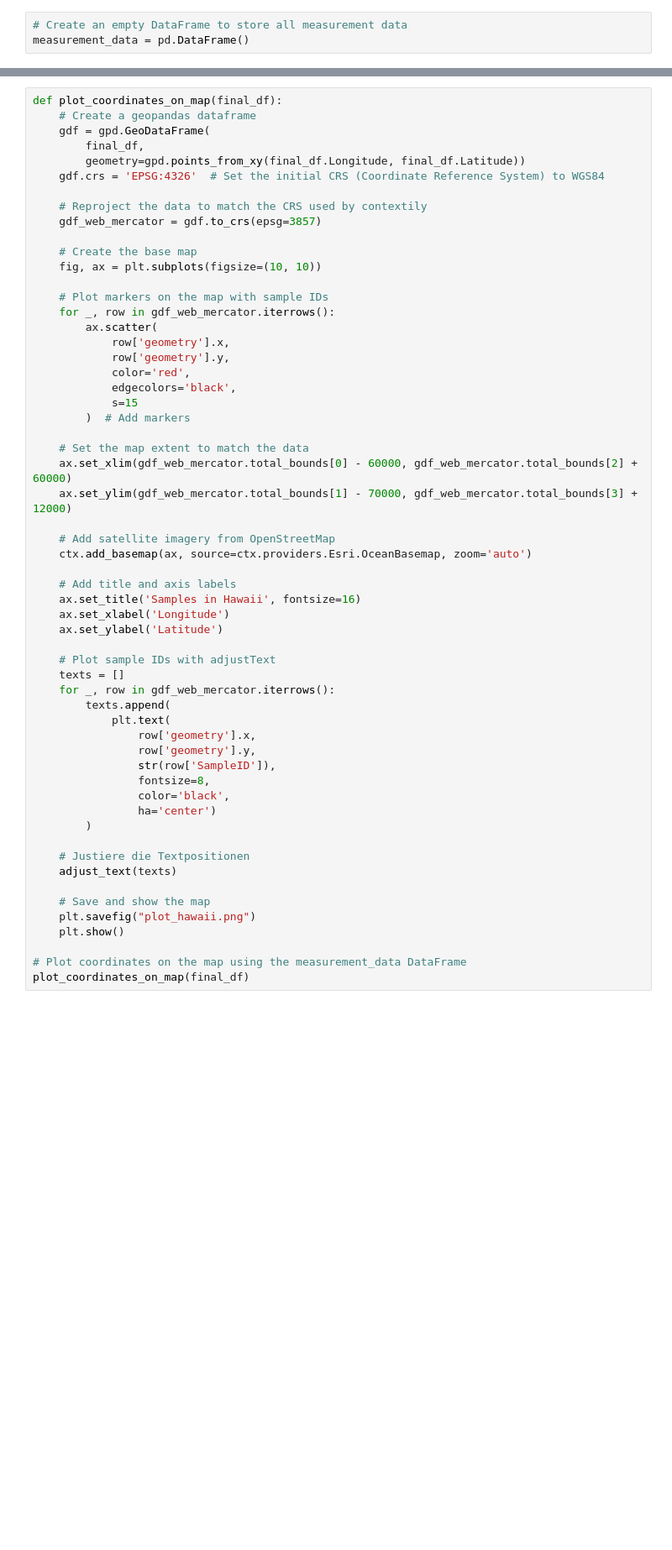
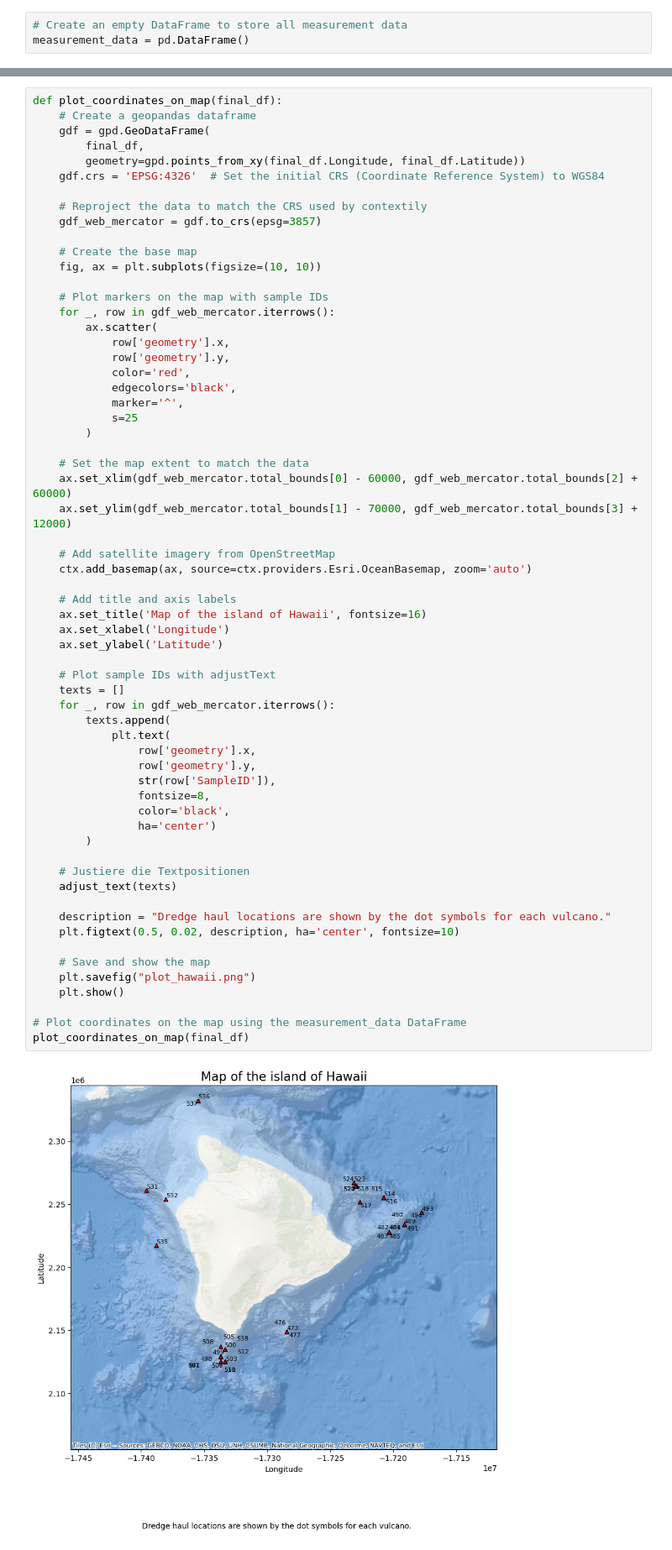
Before and after one commit to digis-georoc/Georoc_jupyter, a Jupyter notebook: Georoc_flex.ipynb, the cells around one changed output, grey strips where cells are left out. Shown: that part at 84% size. Cells and saved outputs as stored; diff of their text form; blank space fills up the shorter version.

```diff
--- a/Georoc_flex.ipynb
+++ b/Georoc_flex.ipynb
@@ -165,8 +165,9 @@ def plot_coordinates_on_map(final_df):
             row['geometry'].y,
             color='red',
             edgecolors='black',
-            s=15
-        )  # Add markers
+            marker='^',
+            s=25
+        )
 
     # Set the map extent to match the data
     ax.set_xlim(gdf_web_mercator.total_bounds[0] - 60000, gdf_web_mercator.total_bounds[2] + 60000)
@@ -174,31 +175,36 @@ def plot_coordinates_on_map(final_df):
 
     # Add satellite imagery from OpenStreetMap
     ctx.add_basemap(ax, source=ctx.providers.Esri.OceanBasemap, zoom='auto')
 
     # Add title and axis labels
-    ax.set_title('Samples in Hawaii', fontsize=16)
+    ax.set_title('Map of the island of Hawaii', fontsize=16)
     ax.set_xlabel('Longitude')
     ax.set_ylabel('Latitude')
 
     # Plot sample IDs with adjustText
     texts = []
     for _, row in gdf_web_mercator.iterrows():
         texts.append(
             plt.text(
                 row['geometry'].x,
                 row['geometry'].y,
                 str(row['SampleID']),
                 fontsize=8,
                 color='black',
                 ha='center')
         )
 
     # Justiere die Textpositionen
     adjust_text(texts)
 
+    description = "Dredge haul locations are shown by the dot symbols for each vulcano."
+    plt.figtext(0.5, 0.02, description, ha='center', fontsize=10)
+
     # Save and show the map
     plt.savefig("plot_hawaii.png")
     plt.show()
 
 # Plot coordinates on the map using the measurement_data DataFrame
 plot_coordinates_on_map(final_df)
+# %% [output]
+[figure, added]
```
Also changed, not shown: parts of 3 cells of this notebook, 1 other file.
